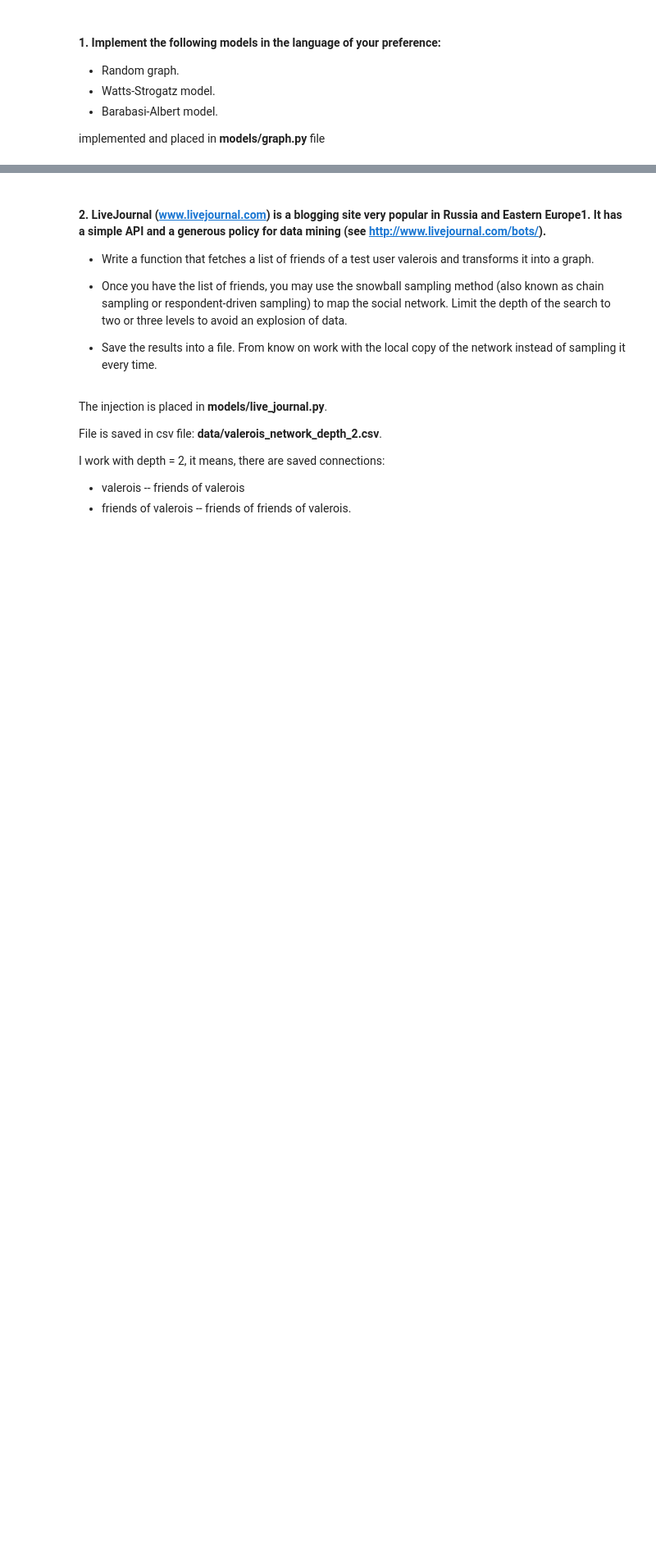
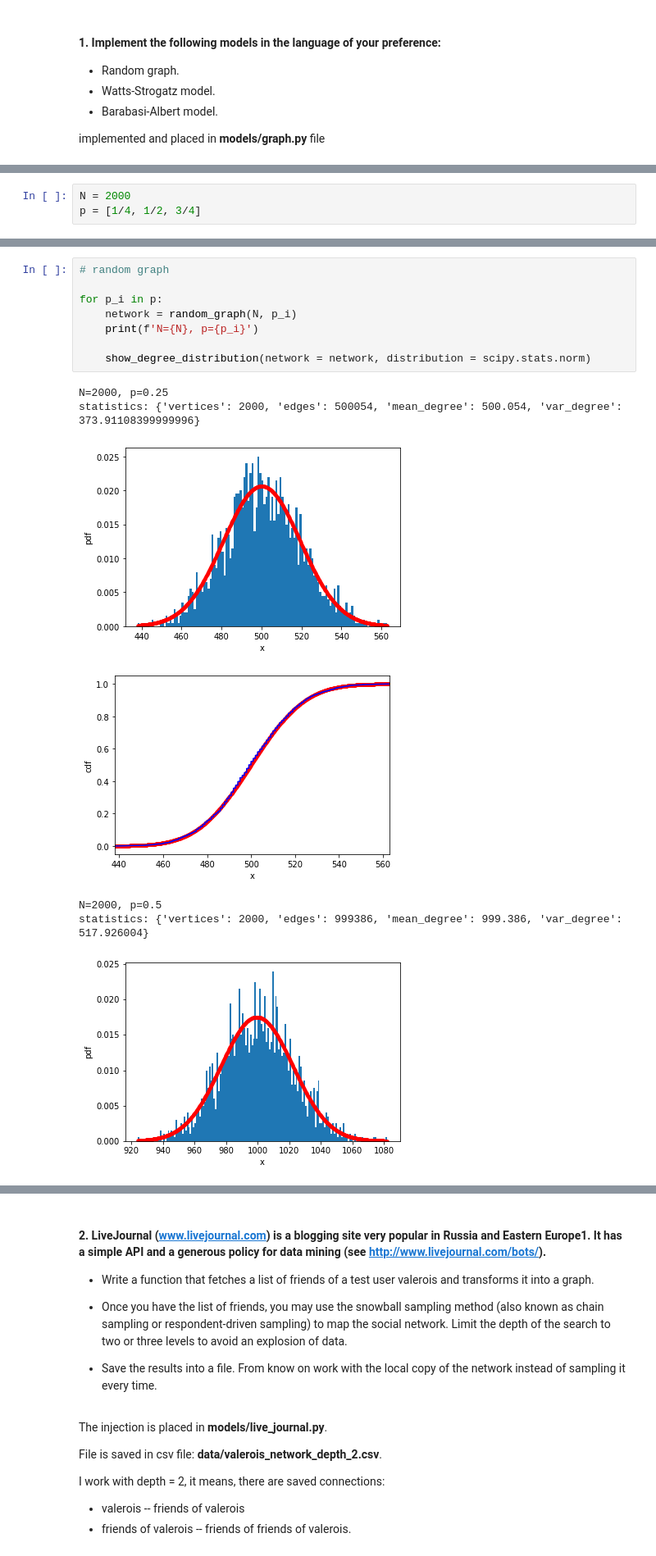
Before and after one commit to rogulforce/DPoCN, a Jupyter notebook: list_3/presentation.ipynb, the cells around one changed output, grey strips where cells are left out. Shown at 82% size. Cells and saved outputs as stored; diff of their text form; blank space fills up the shorter version.

```diff
--- a/list_3/presentation.ipynb
+++ b/list_3/presentation.ipynb
@@ -51,0 +21,3 @@ AtlasView({5: {}, 6: {}})
+# %%
+N = 2000
+p = [1/4, 1/2, 3/4]
@@ -51,0 +29,16 @@ AtlasView({5: {}, 6: {}})
+# %%
+# random graph
+
+for p_i in p:
+    network = random_graph(N, p_i)
+    print(f'N={N}, p={p_i}')
+
+    show_degree_distribution(network = network, distribution = scipy.stats.norm)
+# %% [output]
+N=2000, p=0.25
+statistics: {'vertices': 2000, 'edges': 500054, 'mean_degree': 500.054, 'var_degree': 373.91108399999996}
+[figure, added]
+[figure, added]
+N=2000, p=0.5
+statistics: {'vertices': 2000, 'edges': 999386, 'mean_degree': 999.386, 'var_degree': 517.926004}
+[figure, added]
```
Also changed, not shown: parts of 15 cells of this notebook, 2 other files.
